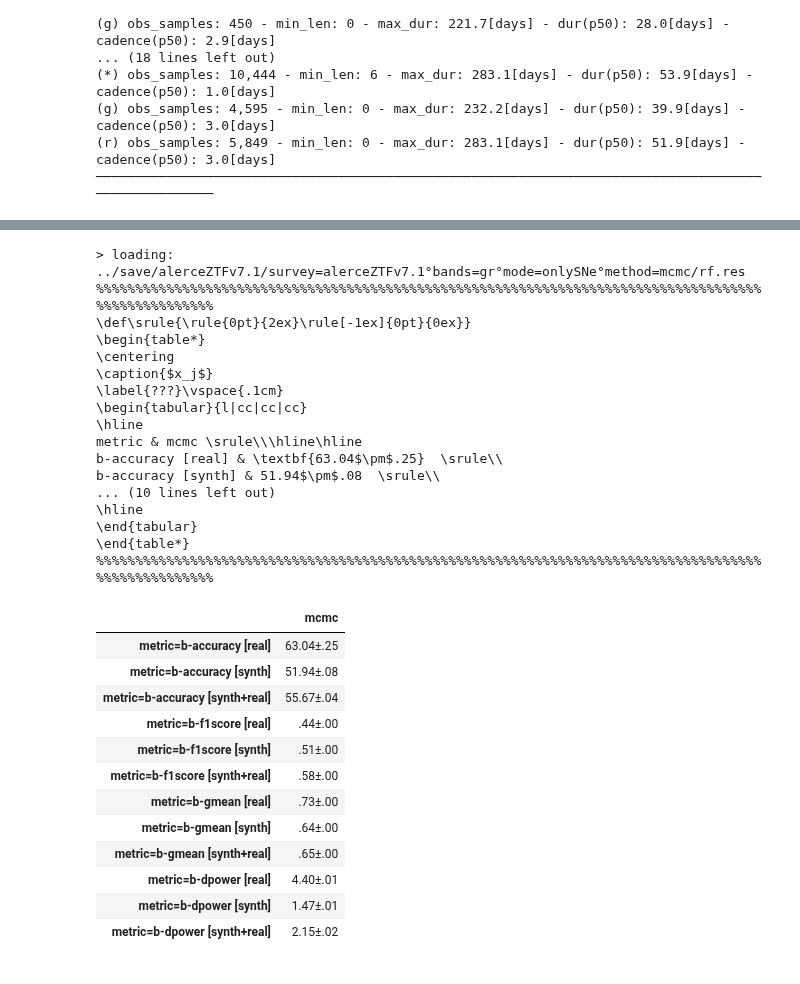
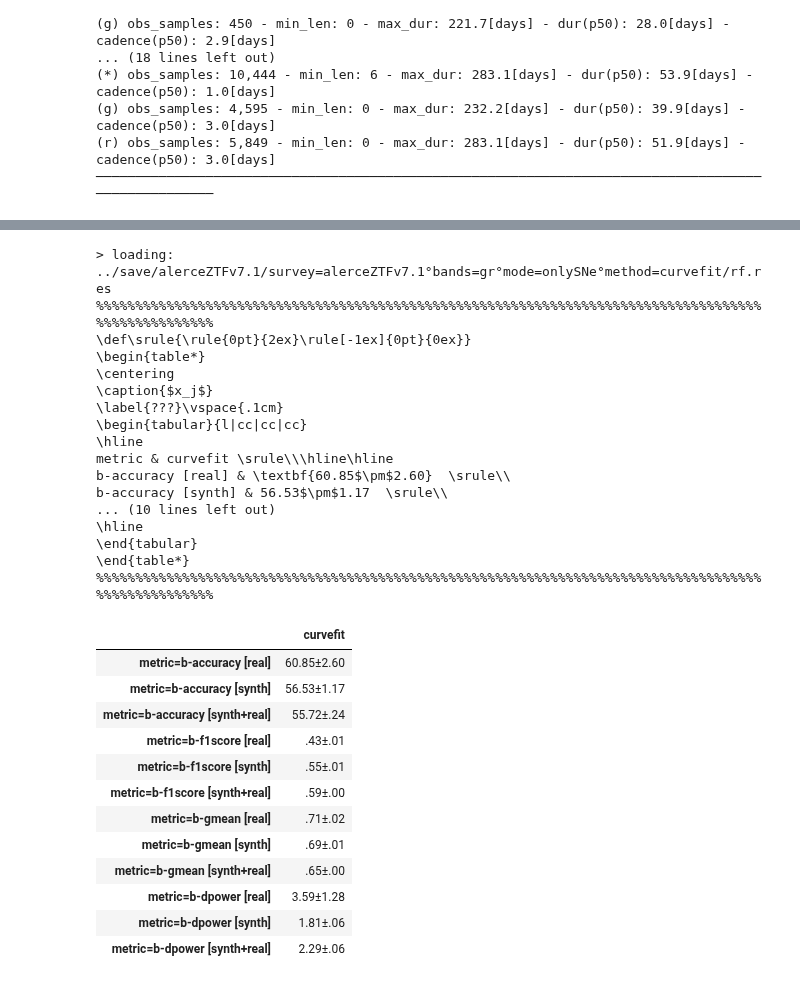
Before and after one commit to opimentel-github/astro-lightcurves-fats, a Jupyter notebook: experiments/random_forest.ipynb, the cells around one changed output, grey strips where cells are left out. Saved outputs shown, nothing was run; the diff lists cells and outputs as text; code cells hidden in the pictures.

```diff
--- a/experiments/random_forest.ipynb
+++ b/experiments/random_forest.ipynb
@@ -75,9 +75,10 @@ from flamingchoripan.cuteplots.cm_plots import plot_custom_confusion_matrix
 from flamingchoripan.datascience.statistics import XError
 import matplotlib.pyplot as plt
 
-max_model_ids = 10
-test_lcset_name = 'val' # val test
-methods = ['mcmc', 'curvefit', 'linear', 'bspline']
+max_model_ids = 20
+test_lcset_name = 'test' # val test
+methods = ['linear', 'mcmc', 'curvefit', 'bspline']
+methods = ['curvefit']
 for method in methods:
     new_cfilename = f'{cfilename}°method={method}'
     filedir = f'{root_folder}/{new_cfilename}.{C_.EXT_SPLIT_LIGHTCURVE}'
@@ -132,7 +132,8 @@ from flamingchoripan.datascience.statistics import XError
 from flamingchoripan.latex.latex_tables import LatexTable
 import pandas as pd
 
-methods = ['mcmc']#, 'linear', 'bspline', 'curvefit', 'uniformprior']
+methods = ['linear', 'mcmc', 'curvefit', 'bspline']
+methods = ['curvefit']
 info_dict = {}
 for km,method in enumerate(methods):
     new_cfilename = f'{cfilename}°method={method}'
@@ -146,50 +147,50 @@ for km,method in enumerate(methods):
         info_dict[f'metric={m} [synth+real]'] = {method:XError([rf_results[f'train.{method}+real'][id]['metrics_dict'][m] for id in model_ids])}
 
 info_df = pd.DataFrame.from_dict(info_dict, orient='index').reindex(list(info_dict.keys()))
 #info_df = info_df.sort_values(by=['b-f1score | synth+real'])
 #info_df['b-accu[%] | real'] = [v if k==0 else XError(None) for k,v in enumerate(info_df['b-accu[%] | real'].values)]
 #info_df['b-f1score | real'] = [v if k==0 else XError(None) for k,v in enumerate(info_df['b-f1score | real'].values)]
 
 latex_kwargs = {
     'caption':'$x_j$',
     'label':'???',
     'bold_criteriums':'max',
     'custom_tabular_align':'l|cc|cc|cc',
 }
 latex_table = LatexTable(info_df, **latex_kwargs)
 print(latex_table)
 info_df
 # %% [output]
-> loading: ../save/alerceZTFv7.1/survey=alerceZTFv7.1°bands=gr°mode=onlySNe°method=mcmc/rf.res
+> loading: ../save/alerceZTFv7.1/survey=alerceZTFv7.1°bands=gr°mode=onlySNe°method=curvefit/rf.res
 %%%%%%%%%%%%%%%%%%%%%%%%%%%%%%%%%%%%%%%%%%%%%%%%%%%%%%%%%%%%%%%%%%%%%%%%%%%%%%%%%%%%%%%%%%%%%%%%%%%%
 \def\srule{\rule{0pt}{2ex}\rule[-1ex]{0pt}{0ex}}
 \begin{table*}
 \centering
 \caption{$x_j$}
 \label{???}\vspace{.1cm}
 \begin{tabular}{l|cc|cc|cc}
 \hline
-metric & mcmc \srule\\\hline\hline
-b-accuracy [real] & \textbf{63.04$\pm$.25}  \srule\\
-b-accuracy [synth] & 51.94$\pm$.08  \srule\\
+metric & curvefit \srule\\\hline\hline
+b-accuracy [real] & \textbf{60.85$\pm$2.60}  \srule\\
+b-accuracy [synth] & 56.53$\pm$1.17  \srule\\
 ... (10 lines left out)
 \hline
 \end{tabular}
 \end{table*}
 %%%%%%%%%%%%%%%%%%%%%%%%%%%%%%%%%%%%%%%%%%%%%%%%%%%%%%%%%%%%%%%%%%%%%%%%%%%%%%%%%%%%%%%%%%%%%%%%%%%%
-|  | mcmc |
-| metric=b-accuracy [real] | 63.04±.25 |
-| metric=b-accuracy [synth] | 51.94±.08 |
-| metric=b-accuracy [synth+real] | 55.67±.04 |
-| metric=b-f1score [real] | .44±.00 |
-| metric=b-f1score [synth] | .51±.00 |
-| metric=b-f1score [synth+real] | .58±.00 |
-| metric=b-gmean [real] | .73±.00 |
-| metric=b-gmean [synth] | .64±.00 |
+|  | curvefit |
+| metric=b-accuracy [real] | 60.85±2.60 |
+| metric=b-accuracy [synth] | 56.53±1.17 |
+| metric=b-accuracy [synth+real] | 55.72±.24 |
+| metric=b-f1score [real] | .43±.01 |
+| metric=b-f1score [synth] | .55±.01 |
+| metric=b-f1score [synth+real] | .59±.00 |
+| metric=b-gmean [real] | .71±.02 |
+| metric=b-gmean [synth] | .69±.01 |
 | metric=b-gmean [synth+real] | .65±.00 |
-| metric=b-dpower [real] | 4.40±.01 |
-| metric=b-dpower [synth] | 1.47±.01 |
-| metric=b-dpower [synth+real] | 2.15±.02 |
+| metric=b-dpower [real] | 3.59±1.28 |
+| metric=b-dpower [synth] | 1.81±.06 |
+| metric=b-dpower [synth+real] | 2.29±.06 |
 # %%
 %load_ext autoreload
 %autoreload 2
```
Also changed, not shown: parts of 2 cells of this notebook, 1 other file.
